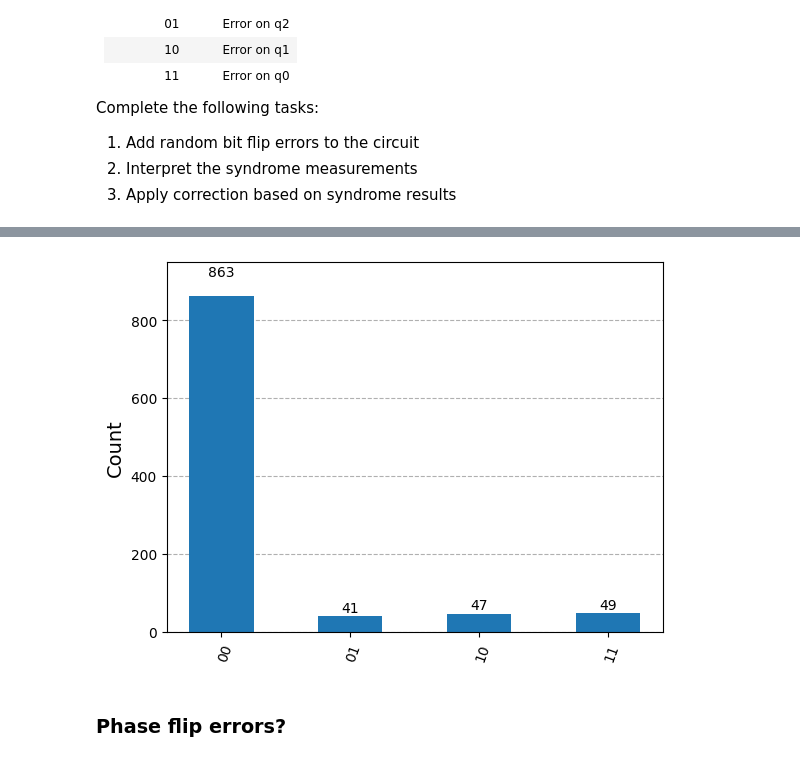
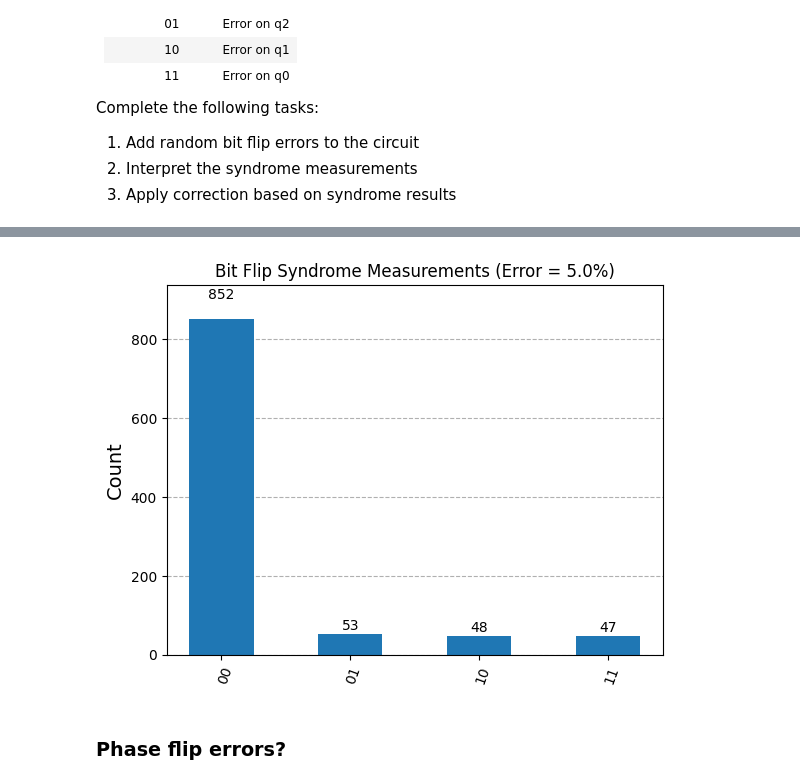
Before and after one commit to UMassIonTrappers/Introduction-to-Quantum-Computing, a Jupyter notebook: Lab_12_QEC_Quantum_Error_Correction.ipynb, the cells around one changed output, grey strips where cells are left out. Drawn from its saved outputs; the diff is of its cells as text; code cells hidden in the pictures.

```diff
--- a/Lab_12_QEC_Quantum_Error_Correction.ipynb
+++ b/Lab_12_QEC_Quantum_Error_Correction.ipynb
@@ -158,0 +146,13 @@ plot_histogram(counts)
+# %%
+'''Run simulation many times with random errors each instance'''
+
+nshots = 100
+shots = arange(nshots)
+
+p_error = 0.1
+
+counts = {}
+for shot in shots:
+    counts = combine_counts(counts, single_qubit_error_demo(p_error=p_error))
+
+plot_histogram(counts, title=('Qubit Error Probability = ' + str(p_error*100) + '%') , sort='asc')
@@ -259,37 +261,42 @@ def run_error_correction(initial_state=0, p_error=0.2):
         p_error (float): Probability of bit flip on each qubit
         n_shots (int): Number of circuit executions
     """
     # Create circuit
     qc = create_3qubit_code()
 
     # Initialize if needed
     if initial_state == 1:
         qc.x(0)
 
     # Add random errors
     for i in range(3):
         if np.random.random() < p_error:
             qc.x(i)
 
     # Add syndrome measurement
     qc = add_syndrome_measurement(qc)
 
     # Execute
     job = QasmSim.run(qc, shots=1)
 
     result = job.result()
     counts = result.get_counts()
 
     return counts
 
-# Run and display results
+# Run Simulation with errors and display Syndrome measurements
+
+p_error=1-0.95
+
+nshots = 1000
+shots = arange(nshots)
+
 counts = {}
-shots = arange(1000)
 for shot in shots:
-    counts = combine_counts(counts, run_error_correction(p_error=1-0.95))
+    counts = combine_counts(counts, run_error_correction(p_error=p_error))
 
-plot_histogram(counts)
+plot_histogram(counts, title=('Bit Flip Syndrome Measurements (Error = ' + str(round(p_error*100,2)) + '%)') , sort='asc')
 # %% [output]
-[figure, old version]
+[figure, new version]
 # %% [markdown]
 ### Phase flip errors?
```
Also changed, not shown: parts of 20 cells of this notebook.
